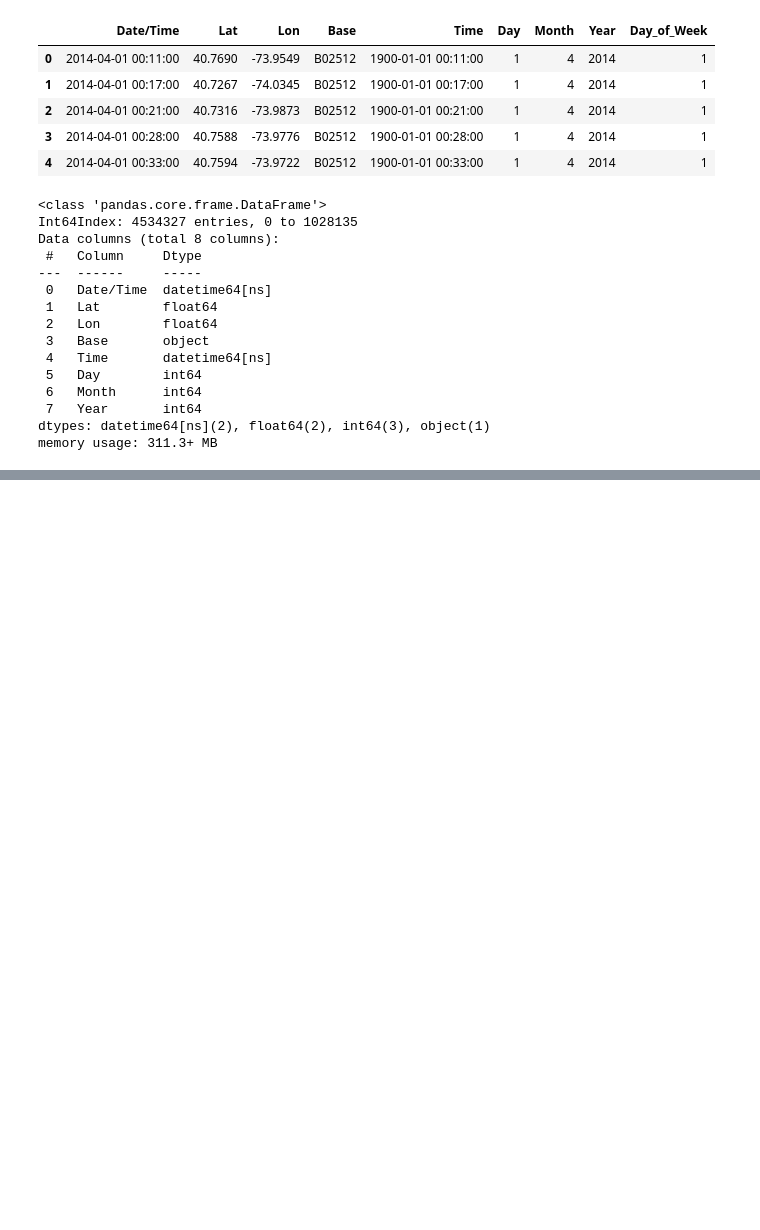
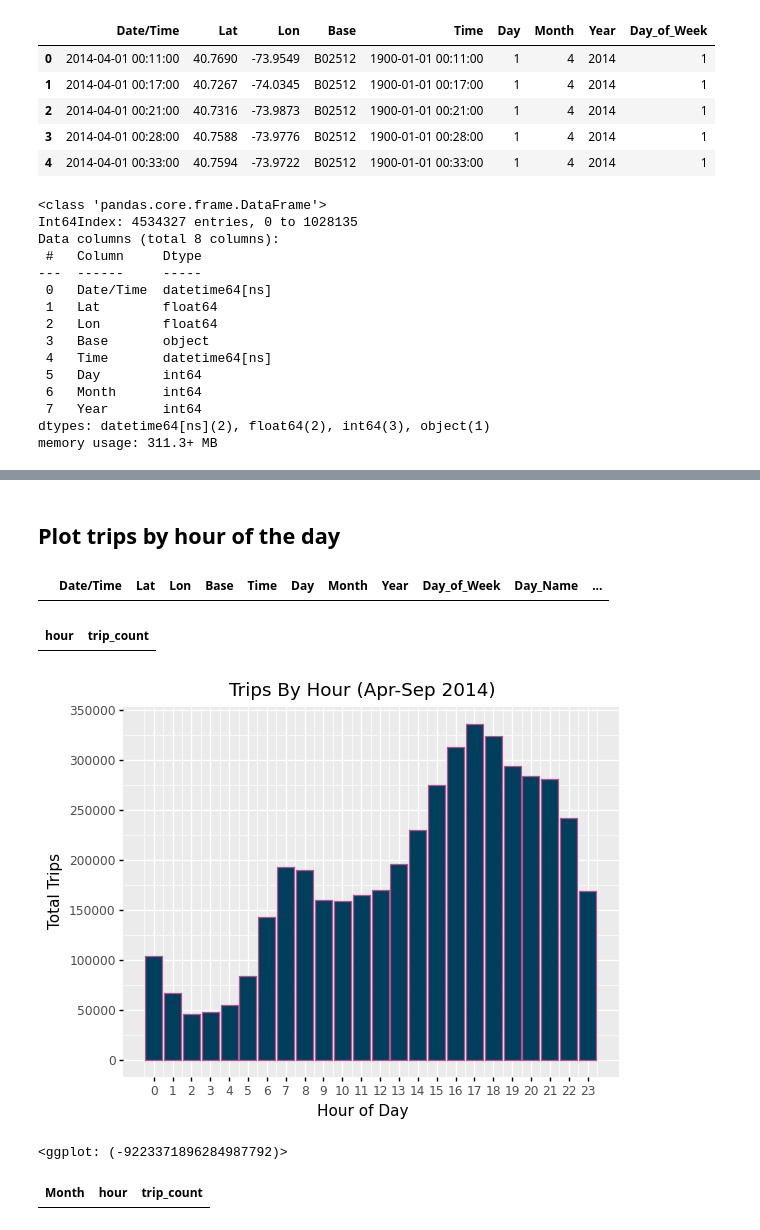
Before and after one commit to ngachago/uber_analysis, a Jupyter notebook: uber_data_viz.ipynb, the cells around one changed output, grey strips where cells are left out. Saved outputs shown, nothing was run; the diff lists cells and outputs as text; code cells hidden in the pictures; blank space fills up the shorter version.

Commit message:
explore data

```diff
--- a/uber_data_viz.ipynb
+++ b/uber_data_viz.ipynb
@@ -122,3 +141,10 @@ data.head()
 | 2 | 2014-04-01 00:21:00 | 40.7316 | -73.9873 | B02512 | 1900-01-01 00:21:00 | 1 | 4 | 2014 | 1 | Tue |
 | 3 | 2014-04-01 00:28:00 | 40.7588 | -73.9776 | B02512 | 1900-01-01 00:28:00 | 1 | 4 | 2014 | 1 | Tue |
 | 4 | 2014-04-01 00:33:00 | 40.7594 | -73.9722 | B02512 | 1900-01-01 00:33:00 | 1 | 4 | 2014 | 1 | Tue |
+# %%
+# Create hour, minute, second columns
+
+data['hour'] = data['Date/Time'].dt.hour
+data['minute'] = data['Date/Time'].dt.minute
+data['second'] = data['Date/Time'].dt.second
+data.head()
@@ -124,0 +200,28 @@ data.head()
+# %% [markdown]
+## Plot trips by hour of the day
+# %%
+data['trip_count'] = 1
+data.head()
+# %% [output]
+|  | Date/Time | Lat | Lon | Base | Time | Day | Month | Year | Day_of_Week | Day_Name | ... |
+# %%
+hour_data = data.groupby(by='hour').sum().reset_index()
+hour_data = hour_data[['hour', 'trip_count']]
+hour_data
+# %% [output]
+| hour | trip_count |
+# %%
+ggplot(hour_data, aes('hour', 'trip_count')) + \
+geom_bar(data=hour_data, stat='identity', fill='#003f5c', color='#bc5090') + \
+labels.ggtitle('Trips By Hour (Apr-Sep 2014)') + labels.xlab('Hour of Day') + labels.ylab('Total Trips') + \
+scales.scale_x_continuous(breaks=range(0, 24)) + \
+scales.scale_y_continuous(breaks=range(0, 400000, 50000))
+# %% [output]
+[figure, added]
+<ggplot: (-9223371896284987792)>
+# %%
+month_hour = data.groupby(by=['Month', 'hour']).sum().reset_index()
+month_hour = month_hour[['Month', 'hour', 'trip_count']]
+month_hour
+# %% [output]
+| Month | hour | trip_count |
```
Also changed, not shown: parts of 13 cells of this notebook.
